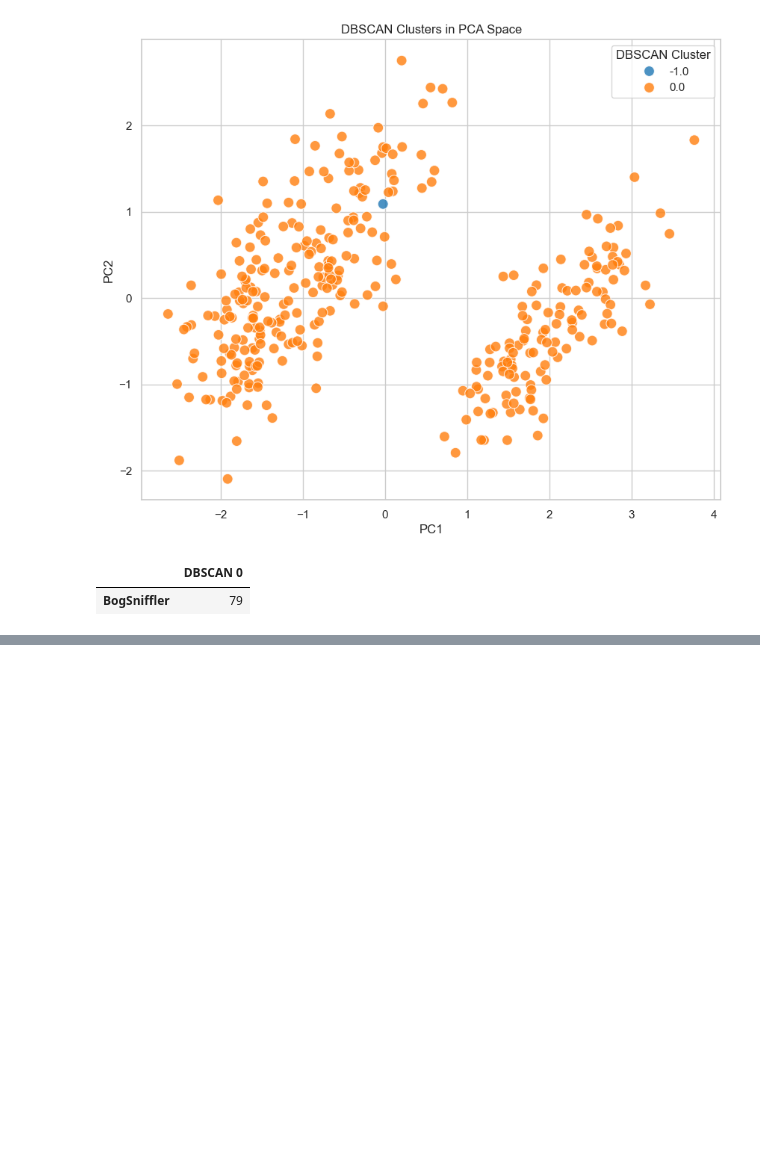
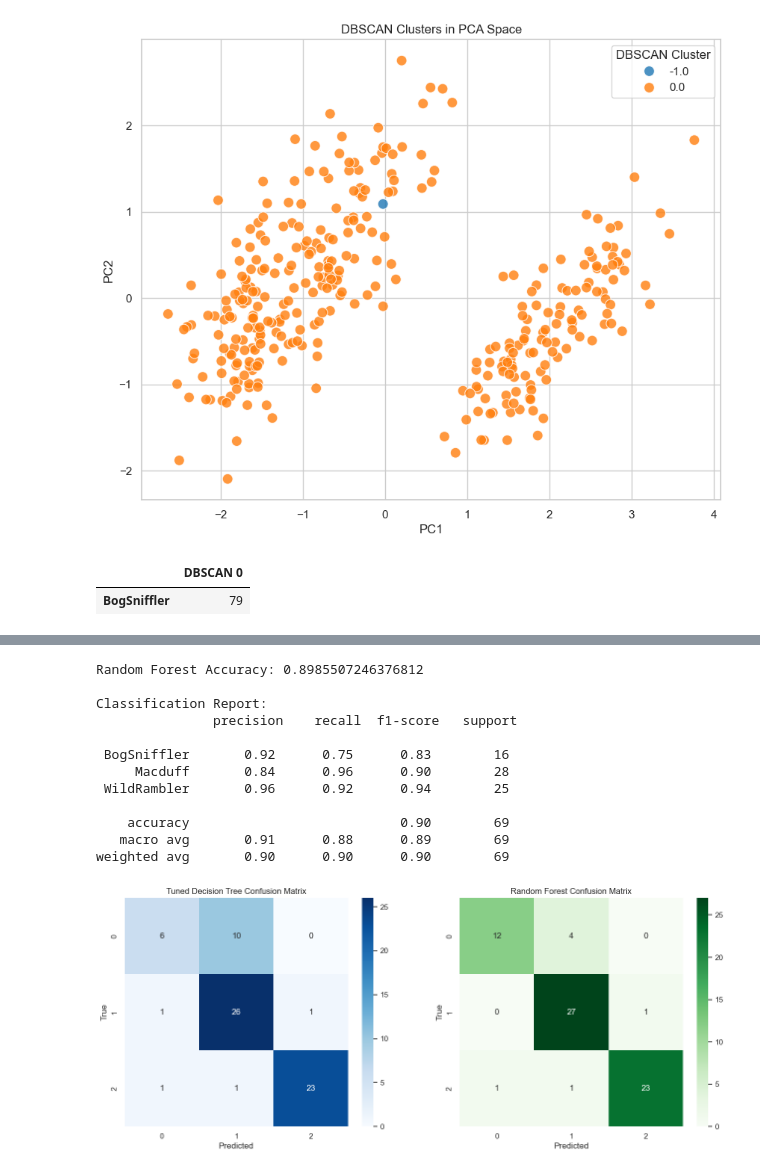
Before and after one commit to AhmedIkram05/haggis-predictive-modeling, a Jupyter notebook: ahmed-ikram.ipynb, the cells around one changed output, grey strips where cells are left out. Saved outputs shown, nothing was run; the diff lists cells and outputs as text; code cells hidden in the pictures; blank space fills up the shorter version.

```diff
--- a/ahmed-ikram.ipynb
+++ b/ahmed-ikram.ipynb
@@ -574,0 +740,41 @@ In summary, using both k-means and DBSCAN provides a comprehensive view of the d
+# %%
+from sklearn.ensemble import RandomForestClassifier
+
+# Random Forest Pipeline
+rf_pipeline = Pipeline([
+    ('preprocessor', preprocessor),
+    ('classifier', RandomForestClassifier(n_estimators=100, random_state=42))
+])
+
+rf_pipeline.fit(X_train, y_train)
+y_pred_rf = rf_pipeline.predict(X_test)
+
+print("Random Forest Accuracy:", accuracy_score(y_test, y_pred_rf))
+print("\nClassification Report:\n", classification_report(y_test, y_pred_rf))
+
+# Confusion Matrix Comparison
+fig, axes = plt.subplots(1, 2, figsize=(16, 6))
+sns.heatmap(confusion_matrix(y_test, y_pred_best), annot=True, fmt='d', cmap='Blues', ax=axes[0])
+axes[0].set_title('Tuned Decision Tree Confusion Matrix')
+axes[0].set_xlabel('Predicted')
+axes[0].set_ylabel('True')
+
+sns.heatmap(confusion_matrix(y_test, y_pred_rf), annot=True, fmt='d', cmap='Greens', ax=axes[1])
+axes[1].set_title('Random Forest Confusion Matrix')
+axes[1].set_xlabel('Predicted')
+axes[1].set_ylabel('True')
+plt.show()
+# %% [output]
+Random Forest Accuracy: 0.8985507246376812
+
+Classification Report:
+               precision    recall  f1-score   support
+
+ BogSniffler       0.92      0.75      0.83        16
+     Macduff       0.84      0.96      0.90        28
+ WildRambler       0.96      0.92      0.94        25
+
+    accuracy                           0.90        69
+   macro avg       0.91      0.88      0.89        69
+weighted avg       0.90      0.90      0.90        69
+[figure, added]
```
Also changed, not shown: parts of 22 cells of this notebook.
